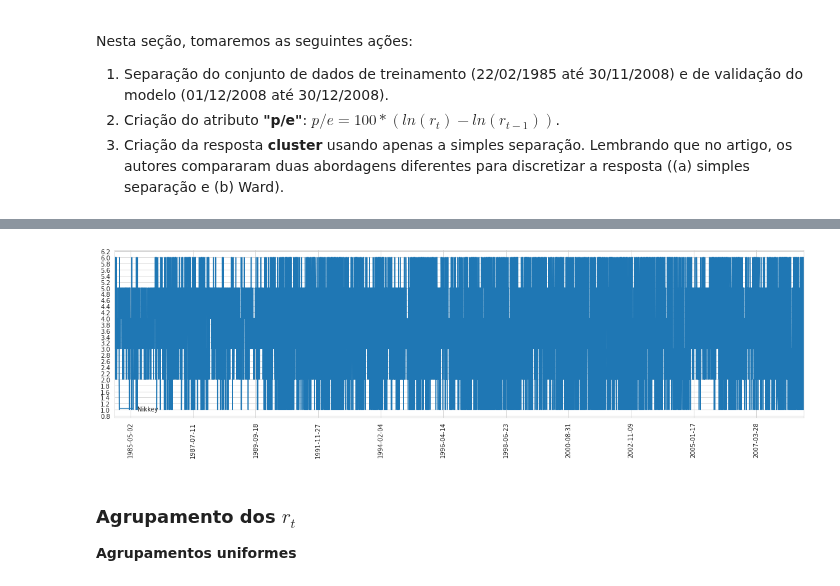
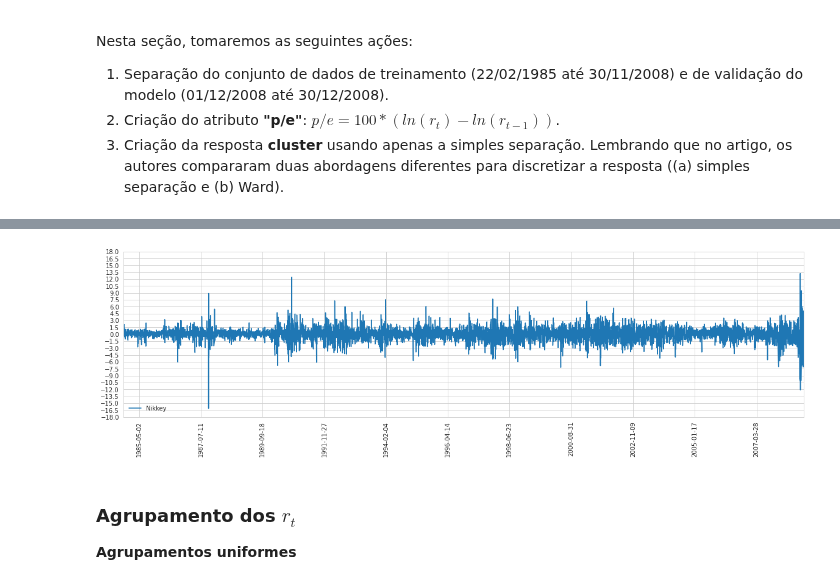
Before and after one commit to cafe-com-analytics/stock_market_index_daily_direction, a Jupyter notebook: notebooks/01_reproducing_paper_using_pomegranate.ipynb, the cells around one changed output, grey strips where cells are left out. Saved outputs shown, nothing was run; the diff lists cells and outputs as text; code cells hidden in the pictures.

```diff
--- a/notebooks/01_reproducing_paper_using_pomegranate.ipynb
+++ b/notebooks/01_reproducing_paper_using_pomegranate.ipynb
@@ -70,7 +70,7 @@ df = df_nikkey[["Close"]].copy()
 df = daily_return(df)
 df = create_shifted_rt(df, [1,5,7])
 df = uniform_clustering(df)
-df = df[[column for column in df.columns if 'cluster_' in column]].copy()
+# df = df[[column for column in df.columns if 'cluster_' in column]].copy()
 df.dropna(how='any', axis=0, inplace=True)
 
 df.head()
@@ -105,22 +105,22 @@ X_test: (20, 4)
 # %%
 fig = plt.figure(figsize=(20, 5))
 ax = fig.add_subplot(111)
 
 date_min = X_train.index.min()
 date_max = X_train.index.max()
 
-ax.plot(X_train['cluster_Close'], label="Nikkey")
+ax.plot(X_train['Close'], label="Nikkey")
 
 ax.xaxis.set_major_locator(plt.MaxNLocator(13))
 ax.yaxis.set_major_locator(plt.MaxNLocator(30))
-# ax.set_ylim(-18, 18)
+ax.set_ylim(-18, 18)
 ax.set_xlim(left=date_min, right=date_max)
 
 ax.legend(loc='lower left', frameon=False)
 plt.xticks(rotation=90)
 plt.show();
 # %% [output]
-[figure, old version]
+[figure, new version]
 # %% [markdown]
 ### Agrupamento dos $r_{t}$
 
```
Also changed, not shown: parts of 21 cells of this notebook, 7 other files.
